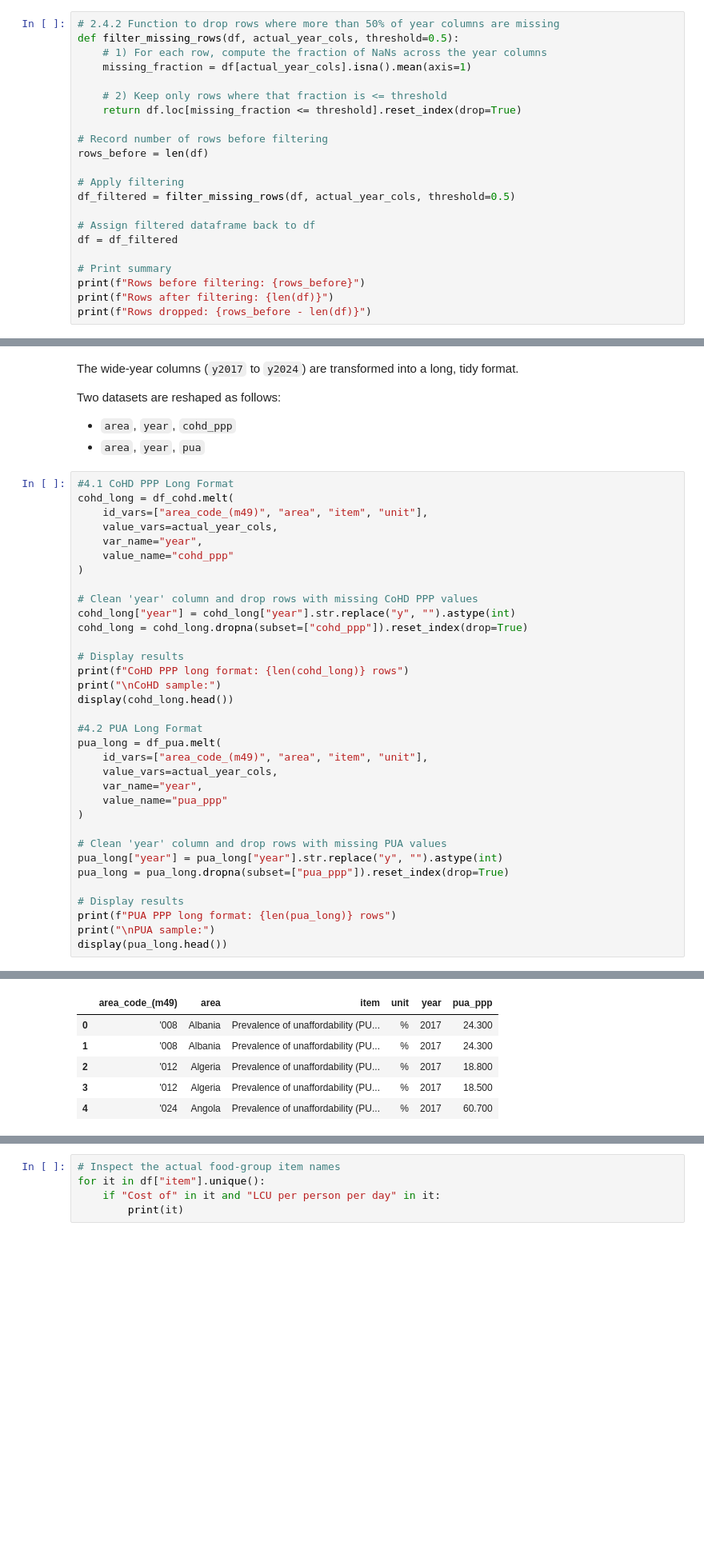
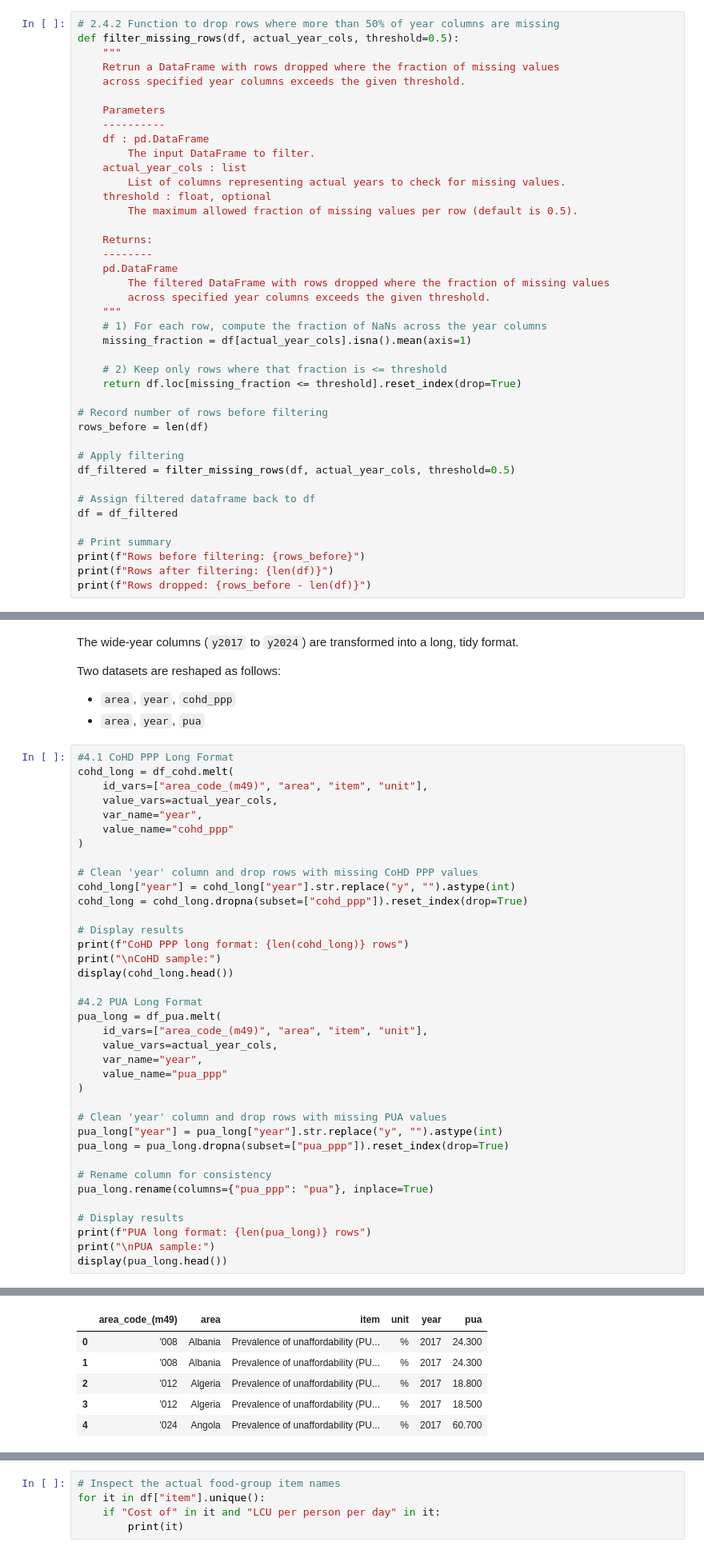
Before and after one commit to muhtar1muhtar/Cost-and-Affordability-of-a-Healthy-Diet-Analysis, a Jupyter notebook: jupyter_notebooks/DataCleaning_&_Preparation.ipynb, the cells around one changed output, grey strips where cells are left out. Shown at 80% size. Cells and saved outputs as stored; diff of their text form; blank space fills up the shorter version.

```diff
--- a/jupyter_notebooks/DataCleaning_&_Preparation.ipynb
+++ b/jupyter_notebooks/DataCleaning_&_Preparation.ipynb
@@ -329,6 +352,25 @@ Rows after removing empty indicators: 3579
 # %%
 # 2.4.2 Function to drop rows where more than 50% of year columns are missing
 def filter_missing_rows(df, actual_year_cols, threshold=0.5):
+    """
+    Retrun a DataFrame with rows dropped where the fraction of missing values
+    across specified year columns exceeds the given threshold.
+
+    Parameters
+    ----------
+    df : pd.DataFrame
+        The input DataFrame to filter.
+    actual_year_cols : list
+        List of columns representing actual years to check for missing values.
+    threshold : float, optional
+        The maximum allowed fraction of missing values per row (default is 0.5).
+
+    Returns:
+    --------
+    pd.DataFrame
+        The filtered DataFrame with rows dropped where the fraction of missing values
+        across specified year columns exceeds the given threshold.
+    """
     # 1) For each row, compute the fraction of NaNs across the year columns
     missing_fraction = df[actual_year_cols].isna().mean(axis=1)
 
@@ -477,8 +519,11 @@ pua_long = df_pua.melt(
 pua_long["year"] = pua_long["year"].str.replace("y", "").astype(int)
 pua_long = pua_long.dropna(subset=["pua_ppp"]).reset_index(drop=True)
 
+# Rename column for consistency
+pua_long.rename(columns={"pua_ppp": "pua"}, inplace=True)
+
 # Display results
-print(f"PUA PPP long format: {len(pua_long)} rows")
+print(f"PUA long format: {len(pua_long)} rows")
 print("\nPUA sample:")
 display(pua_long.head())
 # %% [output]
@@ -495,6 +540,6 @@ PUA PPP long format: 2555 rows
 
 PUA sample:
-|  | area_code_(m49) | area | item | unit | year | pua_ppp |
+|  | area_code_(m49) | area | item | unit | year | pua |
 | 0 | '008 | Albania | Prevalence of unaffordability (PU... | % | 2017 | 24.300 |
 | 1 | '008 | Albania | Prevalence of unaffordability (PU... | % | 2017 | 24.300 |
 | 2 | '012 | Algeria | Prevalence of unaffordability (PU... | % | 2017 | 18.800 |
```
Also changed, not shown: parts of 13 cells of this notebook.
